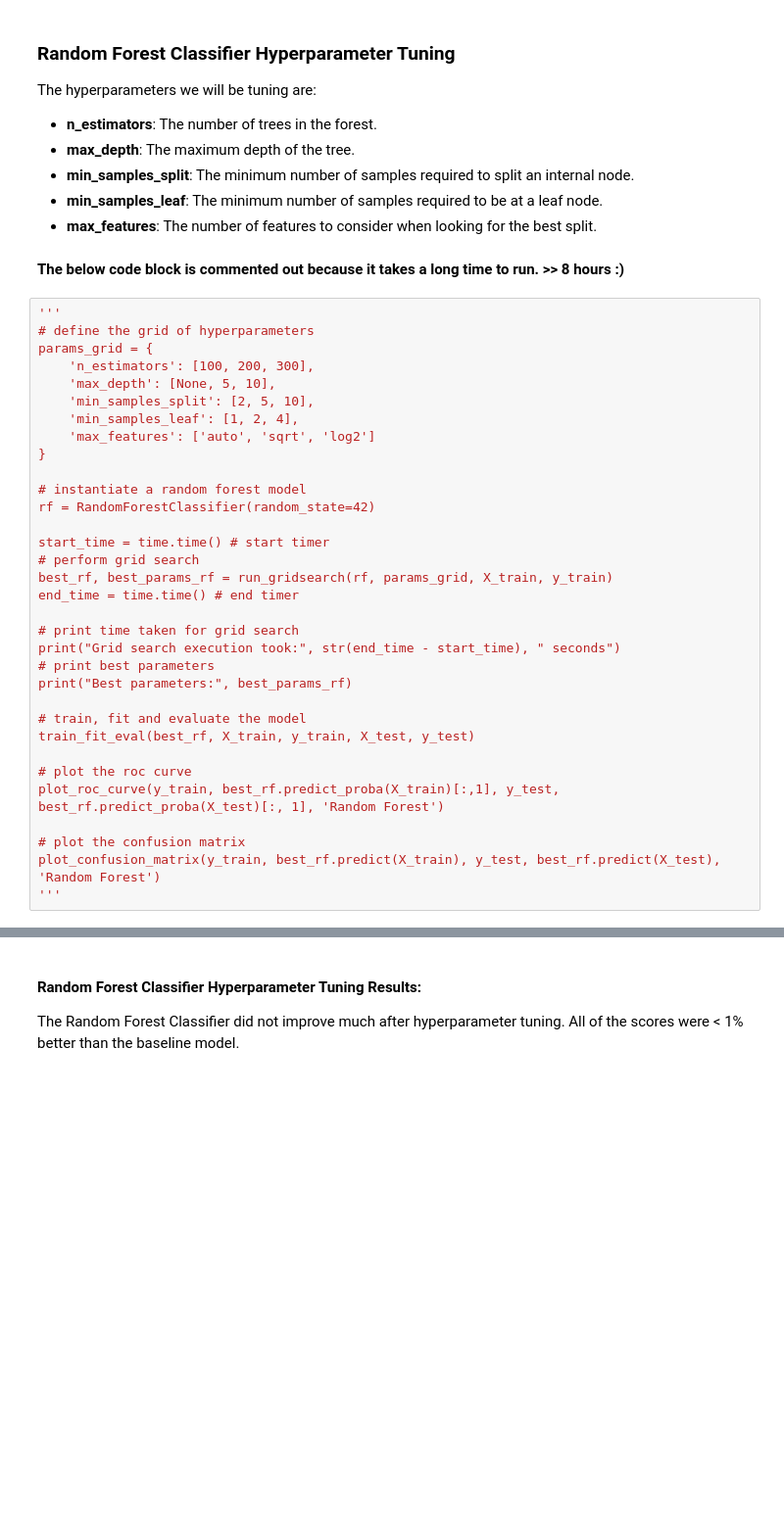
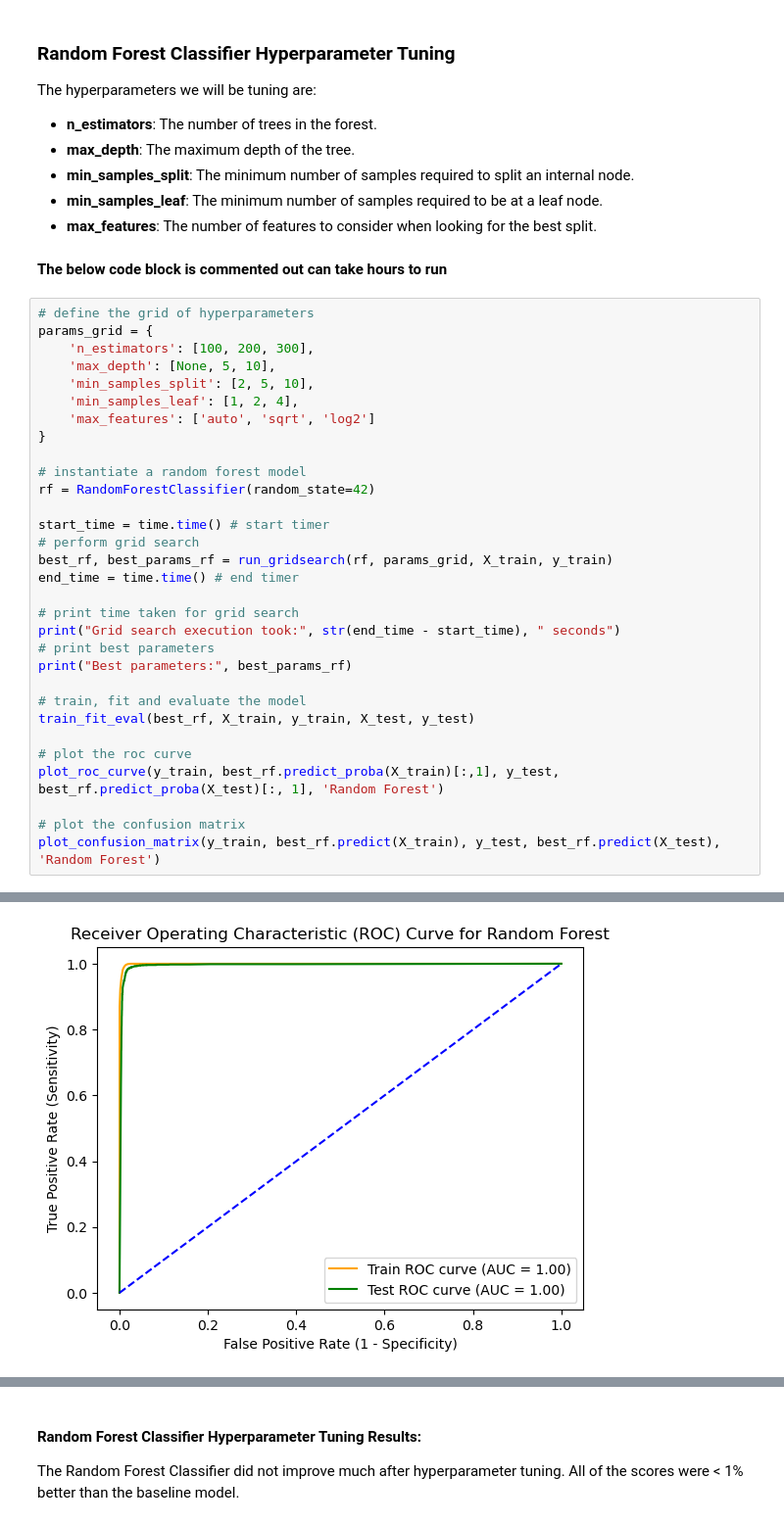
Before and after one commit to sjmfirestone/comp-4448-final-project, a Jupyter notebook: video-popularity.ipynb, the cells around one changed output, grey strips where cells are left out. Shown at 98% size. Saved outputs shown, nothing was run; the diff lists cells and outputs as text; blank space fills up the shorter version.

```diff
--- a/video-popularity.ipynb
+++ b/video-popularity.ipynb
@@ -1365,9 +1365,8 @@ The hyperparameters we will be tuning are:
 - **min_samples_leaf**: The minimum number of samples required to be at a leaf node.
 - **max_features**: The number of features to consider when looking for the best split.
 # %% [markdown]
-**The below code block is commented out because it takes a long time to run. >> 8 hours :)**
+**The below code block is commented out can take hours to run**
 # %%
-'''
 # define the grid of hyperparameters
 params_grid = {
     'n_estimators': [100, 200, 300],
@@ -1398,5 +1397,4 @@ plot_roc_curve(y_train, best_rf.predict_proba(X_train)[:,1], y_test, best_rf.pre
 
 # plot the confusion matrix
 plot_confusion_matrix(y_train, best_rf.predict(X_train), y_test, best_rf.predict(X_test), 'Random Forest')
-'''
 # %% [output]
@@ -1403,0 +1411 @@ plot_confusion_matrix(y_train, best_rf.predict(X_train), y_test, best_rf.predict
+[figure, added]
```
Also changed, not shown: parts of 9 cells of this notebook.
